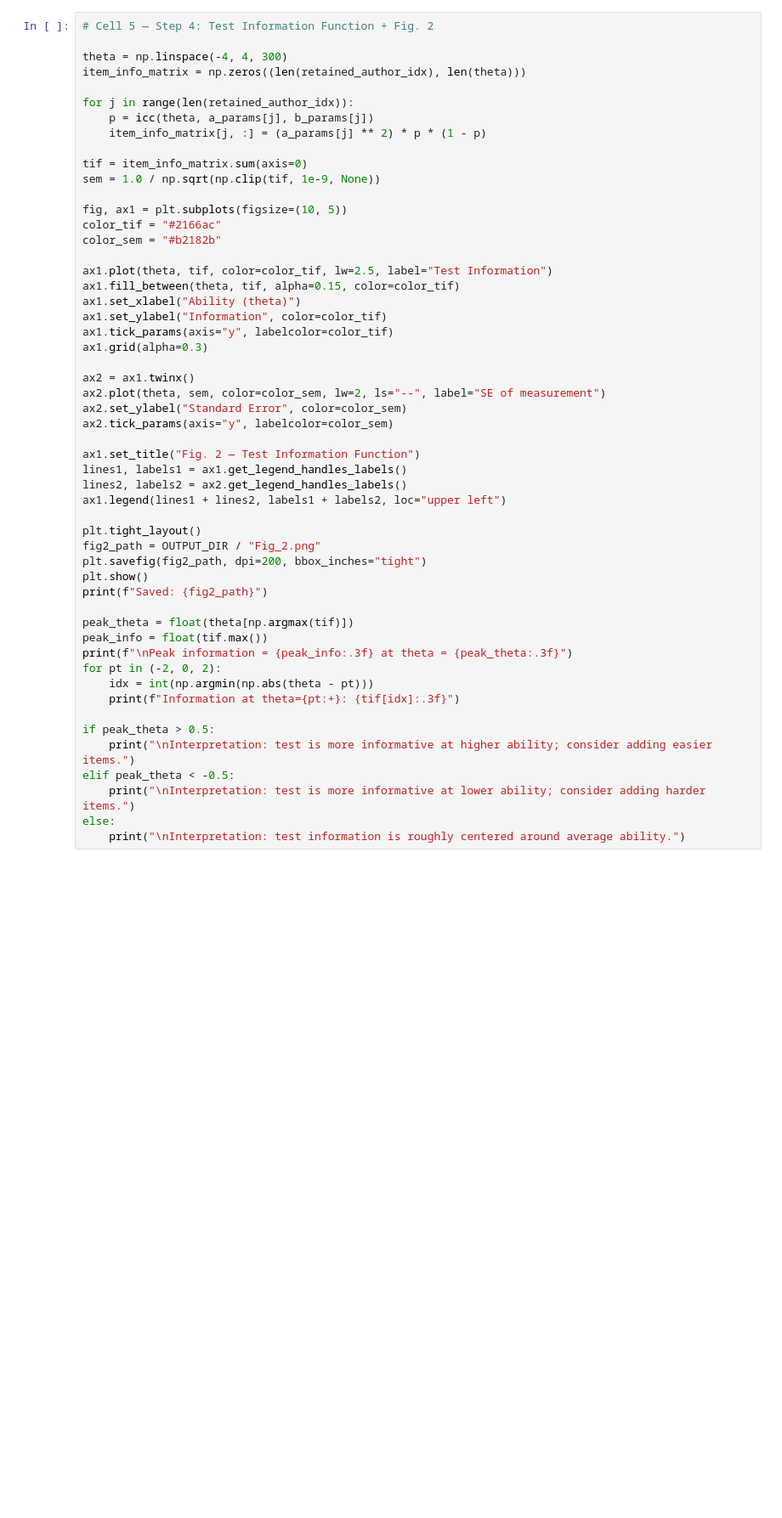
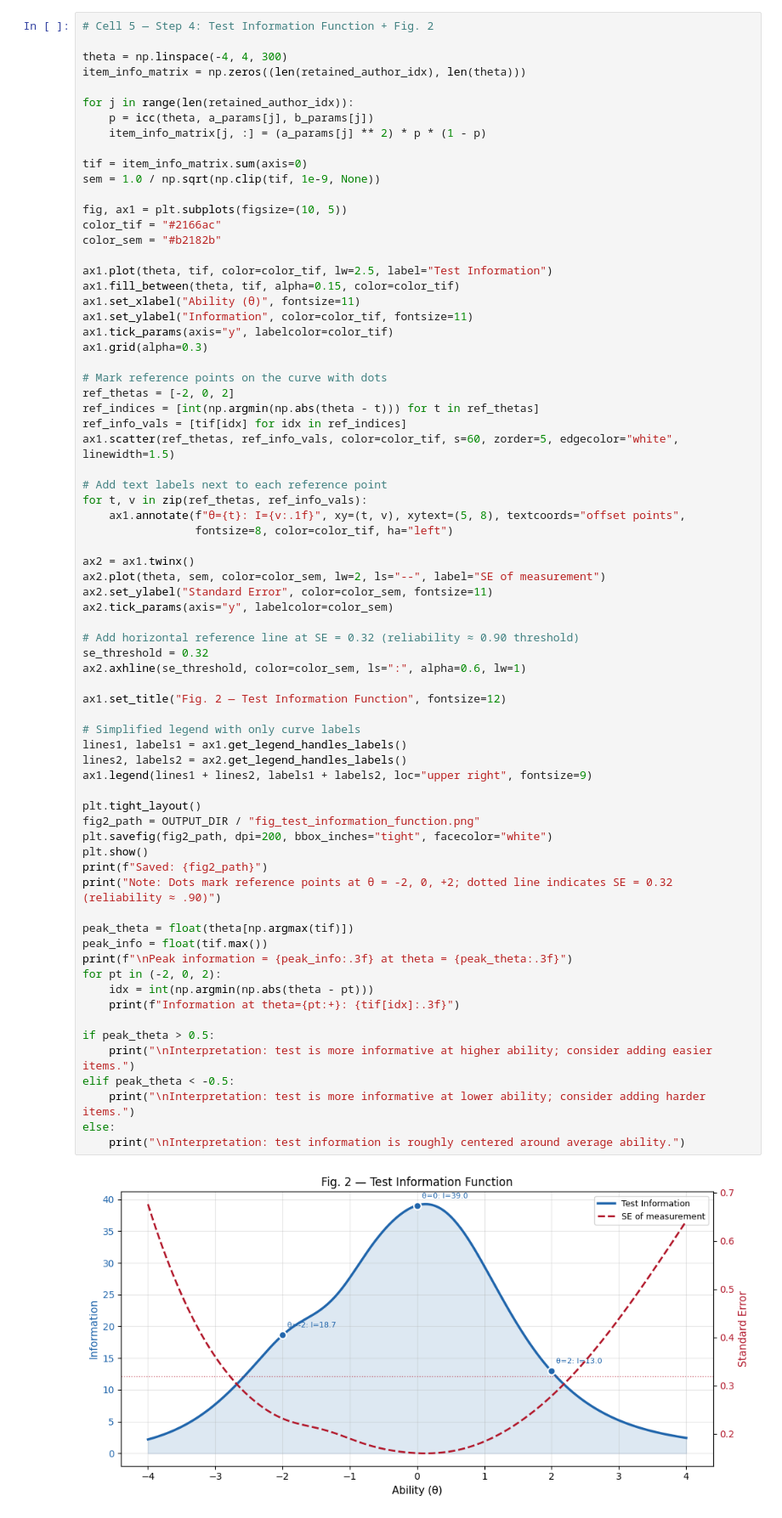
Before and after one commit to BakhturinaPolina/russian-author-recognition-test, a Jupyter notebook: scripts/analysis/russian_art_irt_replication.ipynb, the cells around one changed output. Shown at 85% size. Cells and saved outputs as stored; diff of their text form; blank space fills up the shorter version.

```diff
--- a/scripts/analysis/russian_art_irt_replication.ipynb
+++ b/scripts/analysis/russian_art_irt_replication.ipynb
@@ -454,37 +474,57 @@ color_sem = "#b2182b"
 
 ax1.plot(theta, tif, color=color_tif, lw=2.5, label="Test Information")
 ax1.fill_between(theta, tif, alpha=0.15, color=color_tif)
-ax1.set_xlabel("Ability (theta)")
-ax1.set_ylabel("Information", color=color_tif)
+ax1.set_xlabel("Ability (θ)", fontsize=11)
+ax1.set_ylabel("Information", color=color_tif, fontsize=11)
 ax1.tick_params(axis="y", labelcolor=color_tif)
 ax1.grid(alpha=0.3)
 
+# Mark reference points on the curve with dots
+ref_thetas = [-2, 0, 2]
+ref_indices = [int(np.argmin(np.abs(theta - t))) for t in ref_thetas]
+ref_info_vals = [tif[idx] for idx in ref_indices]
+ax1.scatter(ref_thetas, ref_info_vals, color=color_tif, s=60, zorder=5, edgecolor="white", linewidth=1.5)
+
+# Add text labels next to each reference point
+for t, v in zip(ref_thetas, ref_info_vals):
+    ax1.annotate(f"θ={t}: I={v:.1f}", xy=(t, v), xytext=(5, 8), textcoords="offset points",
+                 fontsize=8, color=color_tif, ha="left")
+
 ax2 = ax1.twinx()
 ax2.plot(theta, sem, color=color_sem, lw=2, ls="--", label="SE of measurement")
-ax2.set_ylabel("Standard Error", color=color_sem)
+ax2.set_ylabel("Standard Error", color=color_sem, fontsize=11)
 ax2.tick_params(axis="y", labelcolor=color_sem)
 
-ax1.set_title("Fig. 2 — Test Information Function")
+# Add horizontal reference line at SE = 0.32 (reliability ≈ 0.90 threshold)
+se_threshold = 0.32
+ax2.axhline(se_threshold, color=color_sem, ls=":", alpha=0.6, lw=1)
+
+ax1.set_title("Fig. 2 — Test Information Function", fontsize=12)
+
+# Simplified legend with only curve labels
 lines1, labels1 = ax1.get_legend_handles_labels()
 lines2, labels2 = ax2.get_legend_handles_labels()
-ax1.legend(lines1 + lines2, labels1 + labels2, loc="upper left")
+ax1.legend(lines1 + lines2, labels1 + labels2, loc="upper right", fontsize=9)
 
 plt.tight_layout()
-fig2_path = OUTPUT_DIR / "Fig_2.png"
-plt.savefig(fig2_path, dpi=200, bbox_inches="tight")
+fig2_path = OUTPUT_DIR / "fig_test_information_function.png"
+plt.savefig(fig2_path, dpi=200, bbox_inches="tight", facecolor="white")
 plt.show()
 print(f"Saved: {fig2_path}")
+print("Note: Dots mark reference points at θ = -2, 0, +2; dotted line indicates SE = 0.32 (reliability ≈ .90)")
 
 peak_theta = float(theta[np.argmax(tif)])
 peak_info = float(tif.max())
 print(f"\nPeak information = {peak_info:.3f} at theta = {peak_theta:.3f}")
 for pt in (-2, 0, 2):
     idx = int(np.argmin(np.abs(theta - pt)))
     print(f"Information at theta={pt:+}: {tif[idx]:.3f}")
 
 if peak_theta > 0.5:
     print("\nInterpretation: test is more informative at higher ability; consider adding easier items.")
 elif peak_theta < -0.5:
     print("\nInterpretation: test is more informative at lower ability; consider adding harder items.")
 else:
     print("\nInterpretation: test information is roughly centered around average ability.")
+# %% [output]
+[figure, added]
```
Also changed, not shown: parts of 11 cells of this notebook, 7 other files.
